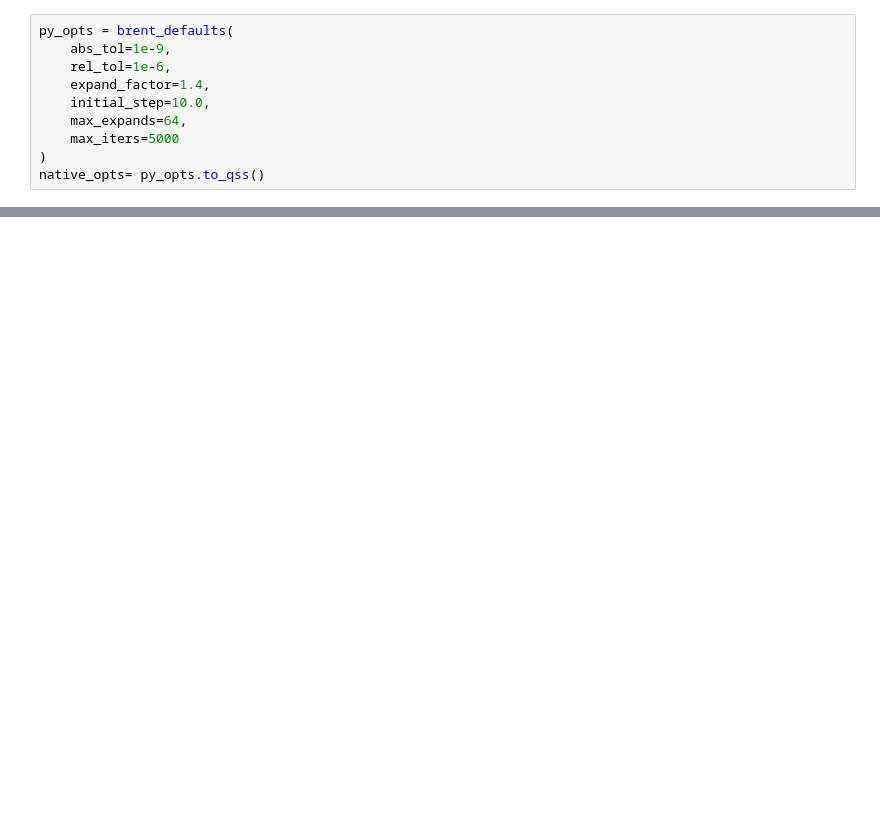
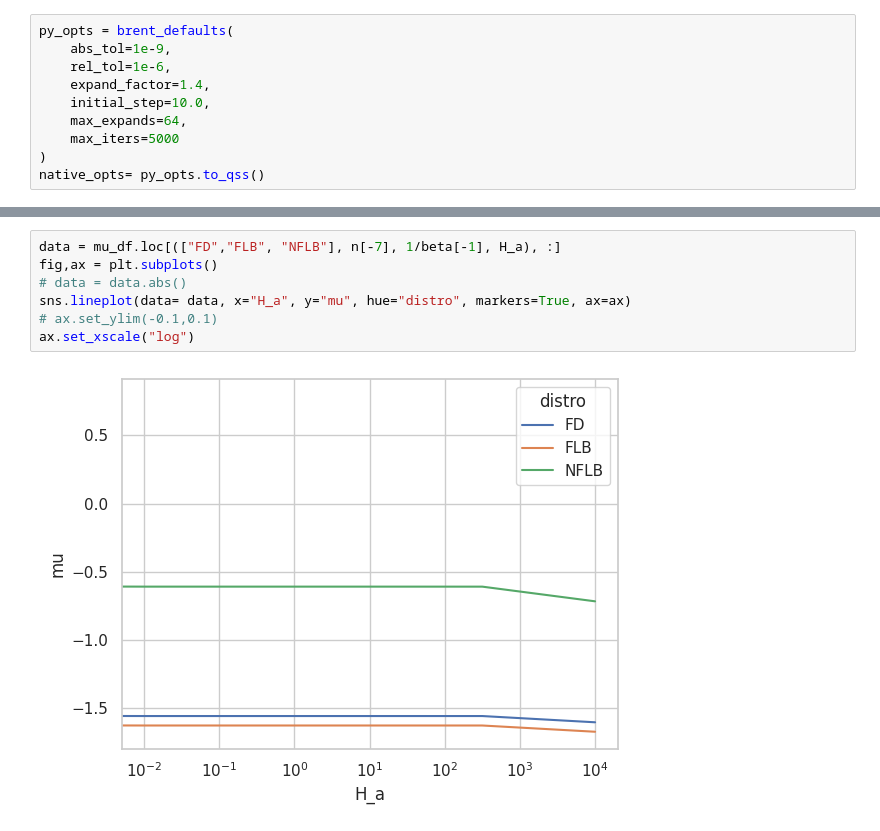
Before and after one commit to Mateuszzx/quantum-statistics-solver, a Jupyter notebook: notebooks/02_chemical_potential.ipynb, the cells around one changed output, grey strips where cells are left out. Drawn from its saved outputs; the diff is of its cells as text; blank space fills up the shorter version.

```diff
--- a/notebooks/02_chemical_potential.ipynb
+++ b/notebooks/02_chemical_potential.ipynb
@@ -104 +105,10 @@ ax.set_ylim(-3,3)
+# %%
+data = mu_df.loc[(["FD","FLB", "NFLB"], n[-7], 1/beta[-1], H_a), :]
+fig,ax = plt.subplots()
+# data = data.abs()
+sns.lineplot(data= data, x="H_a", y="mu", hue="distro", markers=True, ax=ax)
+# ax.set_ylim(-0.1,0.1)
+ax.set_xscale("log")
+# %% [output]
+[figure, added]
 # %%
```
Also changed, not shown: parts of 6 cells of this notebook, 49 other files.
